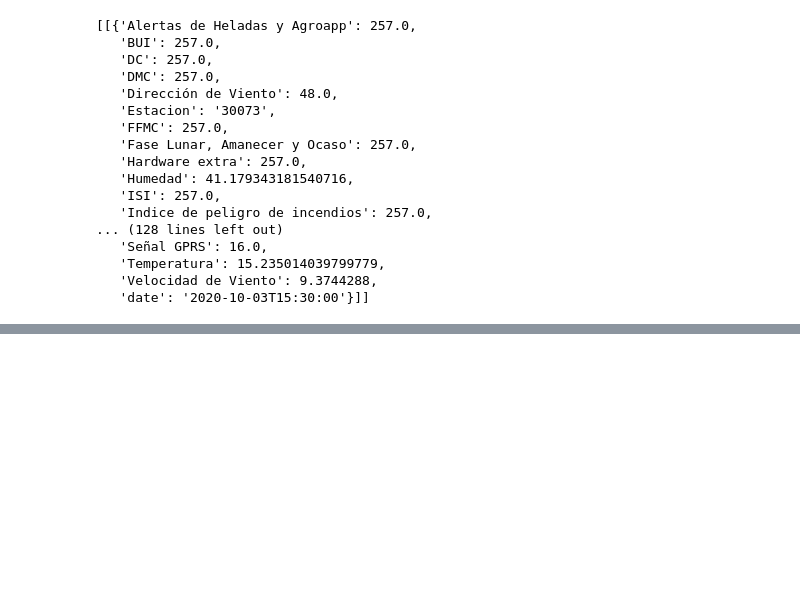
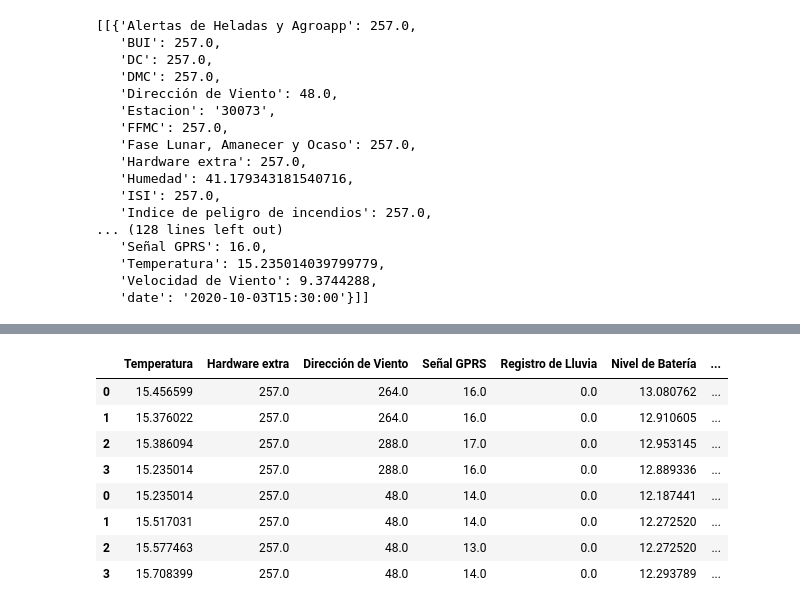
Before and after one commit to Jorge-89/Data-Science-CoderHouse, a Jupyter notebook: conexion_API_OMIXOM.ipynb, the cells around one changed output, grey strips where cells are left out. Saved outputs shown, nothing was run; the diff lists cells and outputs as text; code cells hidden in the pictures; blank space fills up the shorter version.

```diff
--- a/conexion_API_OMIXOM.ipynb
+++ b/conexion_API_OMIXOM.ipynb
@@ -144,0 +163,13 @@ for i in range(len(lista_estaciones)):
+# %%
+df_concatenado= pd.concat([df30031,df30073])
+df_concatenado
+# %% [output]
+|  | Temperatura | Hardware extra | Dirección de Viento | Señal GPRS | Registro de Lluvia | Nivel de Batería | ... |
+| 0 | 15.456599 | 257.0 | 264.0 | 16.0 | 0.0 | 13.080762 | ... |
+| 1 | 15.376022 | 257.0 | 264.0 | 16.0 | 0.0 | 12.910605 | ... |
+| 2 | 15.386094 | 257.0 | 288.0 | 17.0 | 0.0 | 12.953145 | ... |
+| 3 | 15.235014 | 257.0 | 288.0 | 16.0 | 0.0 | 12.889336 | ... |
+| 0 | 15.235014 | 257.0 | 48.0 | 14.0 | 0.0 | 12.187441 | ... |
+| 1 | 15.517031 | 257.0 | 48.0 | 14.0 | 0.0 | 12.272520 | ... |
+| 2 | 15.577463 | 257.0 | 48.0 | 13.0 | 0.0 | 12.272520 | ... |
+| 3 | 15.708399 | 257.0 | 48.0 | 14.0 | 0.0 | 12.293789 | ... |
```
Also changed, not shown: parts of 11 cells of this notebook.
